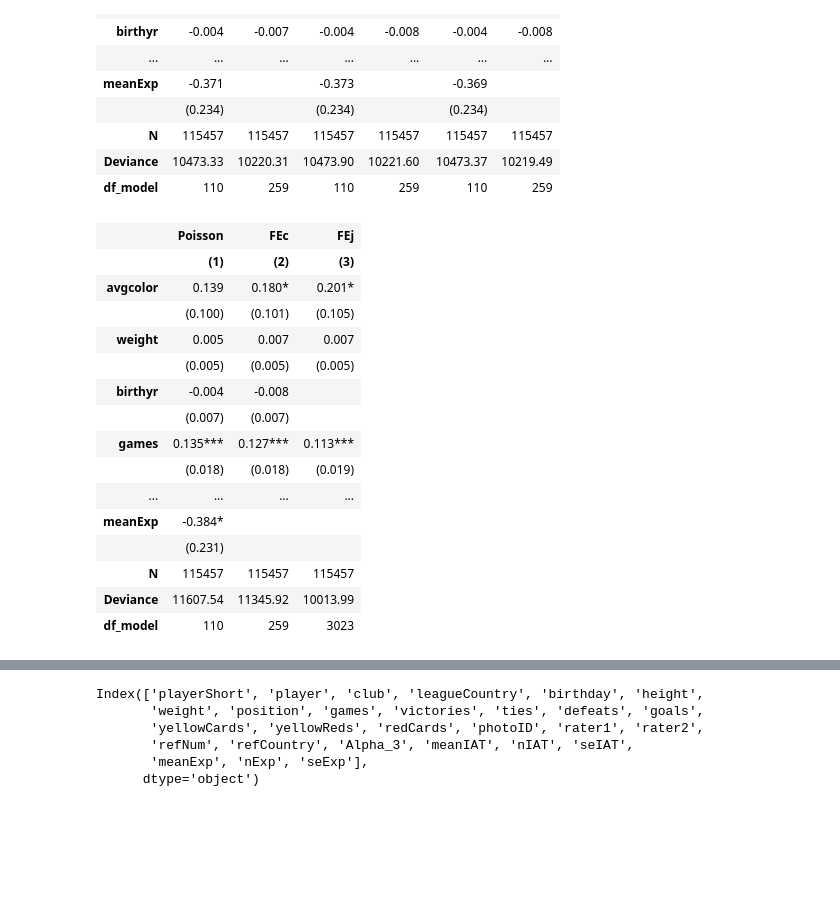
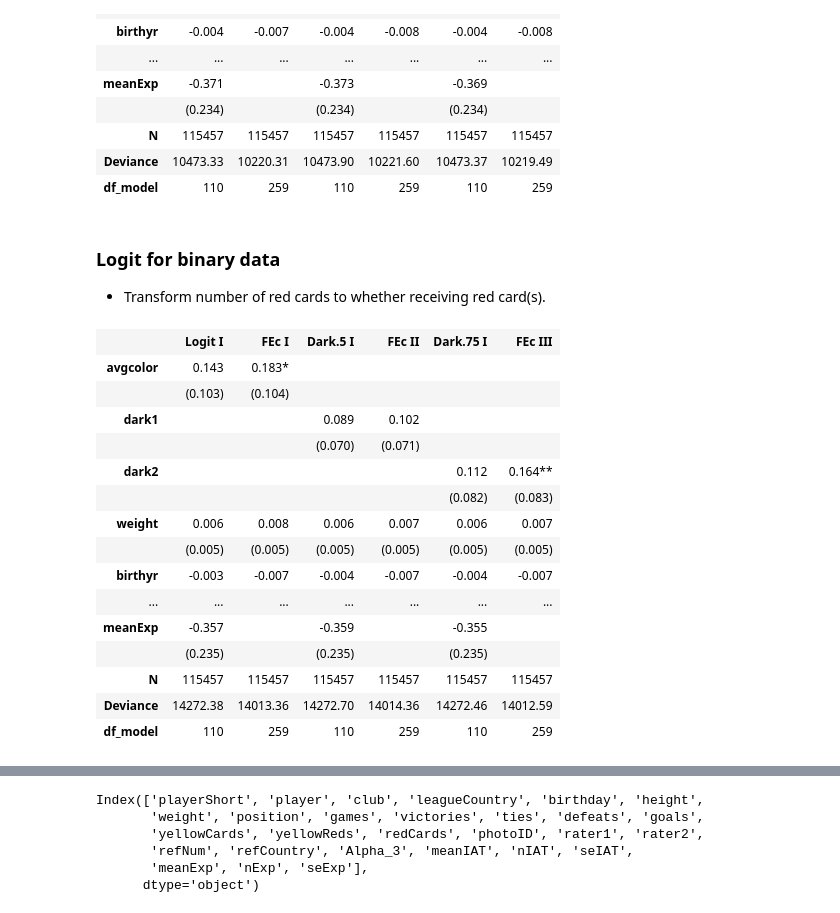
Before and after one commit to xnsue2020/redcards, a Jupyter notebook: redcard.ipynb, the cells around one changed output, grey strips where cells are left out. Saved outputs shown, nothing was run; the diff lists cells and outputs as text; code cells hidden in the pictures; blank space fills up the shorter version.

```diff
--- a/redcard.ipynb
+++ b/redcard.ipynb
@@ -552,3 +573,6 @@ summary_col([reg21, reg22, reg24, reg25, reg27, reg28],
 | N | 115457 | 115457 | 115457 | 115457 | 115457 | 115457 |
 | Deviance | 10473.33 | 10220.31 | 10473.90 | 10221.60 | 10473.37 | 10219.49 |
 | df_model | 110 | 259 | 110 | 259 | 110 | 259 |
+# %% [markdown]
+### Logit for binary data
+- Transform number of red cards to whether receiving red card(s).
@@ -555,30 +613,42 @@ summary_col([reg21, reg22, reg24, reg25, reg27, reg28],
+# %%
+## Fit Logistic models.
+
+reg31 = sm.GLM(y2, X1, family=sm.families.Binomial()).fit()
+reg32 = sm.GLM(y2, X2, family=sm.families.Binomial()).fit()
+
+reg34 = sm.GLM(y2, X4, family=sm.families.Binomial()).fit()
+reg35 = sm.GLM(y2, X5, family=sm.families.Binomial()).fit()
+
+reg37 = sm.GLM(y2, X7, family=sm.families.Binomial()).fit()
+reg38 = sm.GLM(y2, X8, family=sm.families.Binomial()).fit()
 # %%
-## Example code:
+## Summary of results
 
-summary_col([reg1, reg2, reg3],
-            model_names=['Poisson\n(1)','FEc\n(2)', 'FEj\n(3)'],
+summary_col([reg31, reg32, reg34, reg35, reg37, reg38],
+            model_names=['Logit','FEc', 'Dark.5','FEc', 'Dark.75','FEc'],
             stars=True, float_format='%0.3f',
-            regressor_order=['avgcolor','weight', 'birthyr',
+            regressor_order=['avgcolor', 'dark1', 'dark2',
+                             'weight', 'birthyr',
                              'games', 'victories', 'defeats',
                              'meanIAT', 'meanExp'],
             drop_omitted=True,
             info_dict={'N':lambda x: "{0:d}".format(int(x.nobs)),
                        'Deviance':lambda x: "{:.2f}".format(x.deviance),
                        'df_model':lambda x: "{:.0f}".format(x.df_model)})
 # %% [output]
-|  | Poisson | FEc | FEj |
-|  | (1) | (2) | (3) |
-| avgcolor | 0.139 | 0.180* | 0.201* |
-|  | (0.100) | (0.101) | (0.105) |
-| weight | 0.005 | 0.007 | 0.007 |
-|  | (0.005) | (0.005) | (0.005) |
-| birthyr | -0.004 | -0.008 |  |
-|  | (0.007) | (0.007) |  |
-| games | 0.135*** | 0.127*** | 0.113*** |
-|  | (0.018) | (0.018) | (0.019) |
-| ... | ... | ... | ... |
-| meanExp | -0.384* |  |  |
-|  | (0.231) |  |  |
-| N | 115457 | 115457 | 115457 |
-| Deviance | 11607.54 | 11345.92 | 10013.99 |
-| df_model | 110 | 259 | 3023 |
+|  | Logit I | FEc I | Dark.5 I | FEc II | Dark.75 I | FEc III |
+| avgcolor | 0.143 | 0.183* |  |  |  |  |
+|  | (0.103) | (0.104) |  |  |  |  |
+| dark1 |  |  | 0.089 | 0.102 |  |  |
+|  |  |  | (0.070) | (0.071) |  |  |
+| dark2 |  |  |  |  | 0.112 | 0.164** |
+|  |  |  |  |  | (0.082) | (0.083) |
+| weight | 0.006 | 0.008 | 0.006 | 0.007 | 0.006 | 0.007 |
+|  | (0.005) | (0.005) | (0.005) | (0.005) | (0.005) | (0.005) |
+| birthyr | -0.003 | -0.007 | -0.004 | -0.007 | -0.004 | -0.007 |
+| ... | ... | ... | ... | ... | ... | ... |
+| meanExp | -0.357 |  | -0.359 |  | -0.355 |  |
+|  | (0.235) |  | (0.235) |  | (0.235) |  |
+| N | 115457 | 115457 | 115457 | 115457 | 115457 | 115457 |
+| Deviance | 14272.38 | 14013.36 | 14272.70 | 14014.36 | 14272.46 | 14012.59 |
+| df_model | 110 | 259 | 110 | 259 | 110 | 259 |
```
Also changed, not shown: parts of 11 cells of this notebook.
